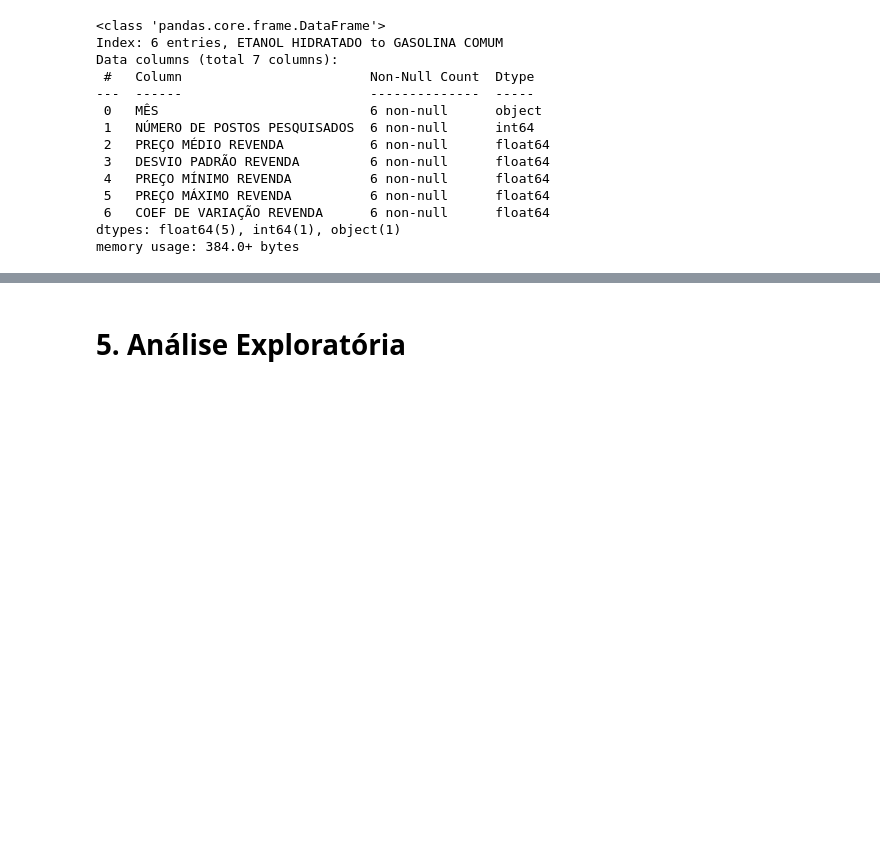
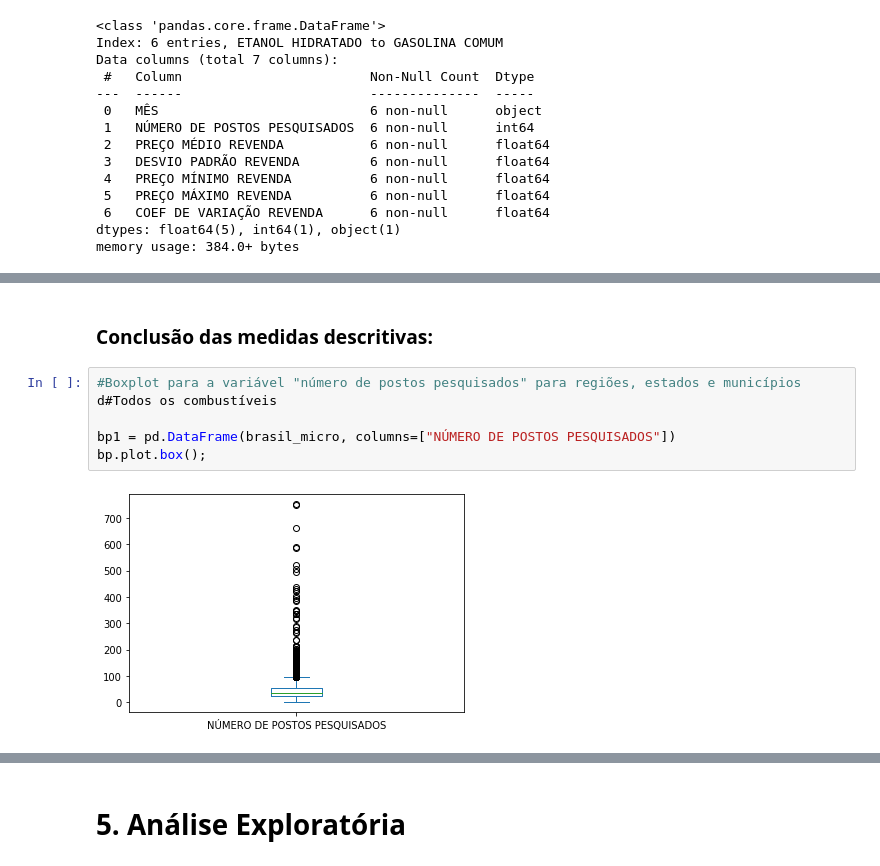
Before and after one commit to joaovictojuliao/Squad-2-M4, a Jupyter notebook: Resilia_M4_Projeto_Final_dados_ANP.ipynb, the cells around one changed output, grey strips where cells are left out. Cells and saved outputs as stored; diff of their text form; blank space fills up the shorter version.

```diff
--- a/Resilia_M4_Projeto_Final_dados_ANP.ipynb
+++ b/Resilia_M4_Projeto_Final_dados_ANP.ipynb
@@ -224,0 +387,10 @@ brasil_macro.hist(bins=15, figsize=(15,15));
+# %% [markdown]
+### **Conclusão das medidas descritivas:**
+# %%
+#Boxplot para a variável "número de postos pesquisados" para regiões, estados e municípios
+d#Todos os combustíveis
+
+bp1 = pd.DataFrame(brasil_micro, columns=["NÚMERO DE POSTOS PESQUISADOS"])
+bp.plot.box();
+# %% [output]
+[figure, added]
```
Also changed, not shown: parts of 68 cells of this notebook.
